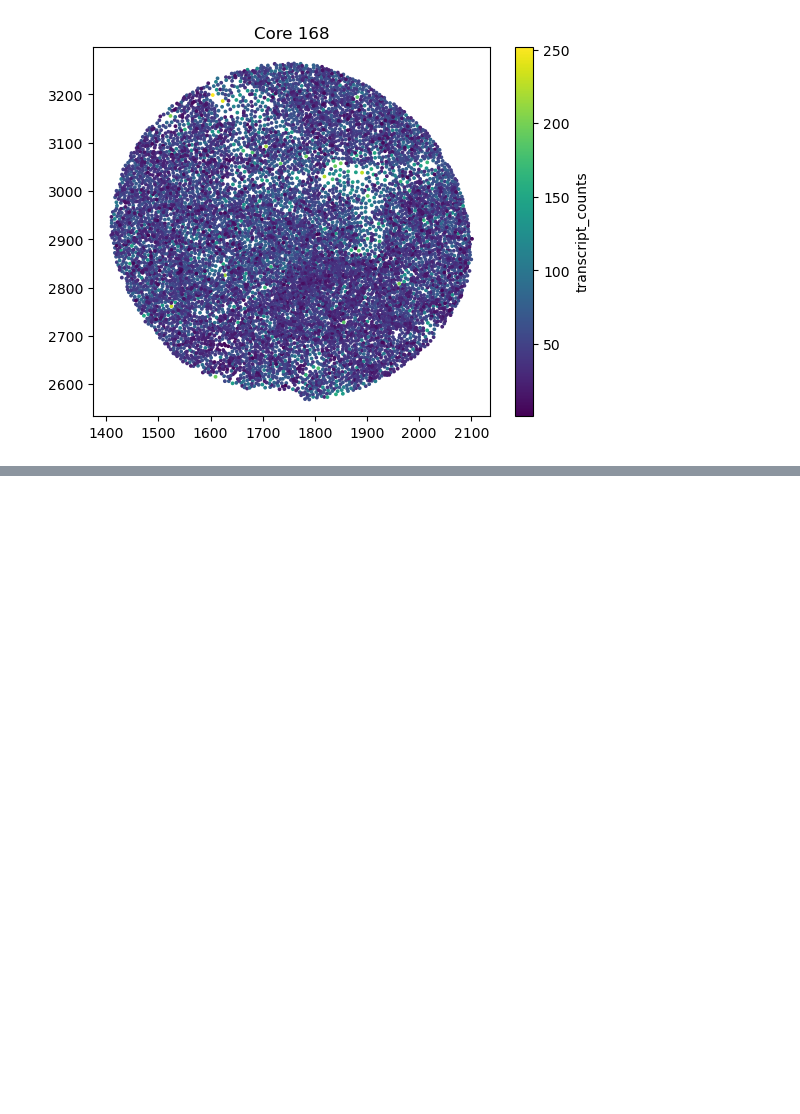
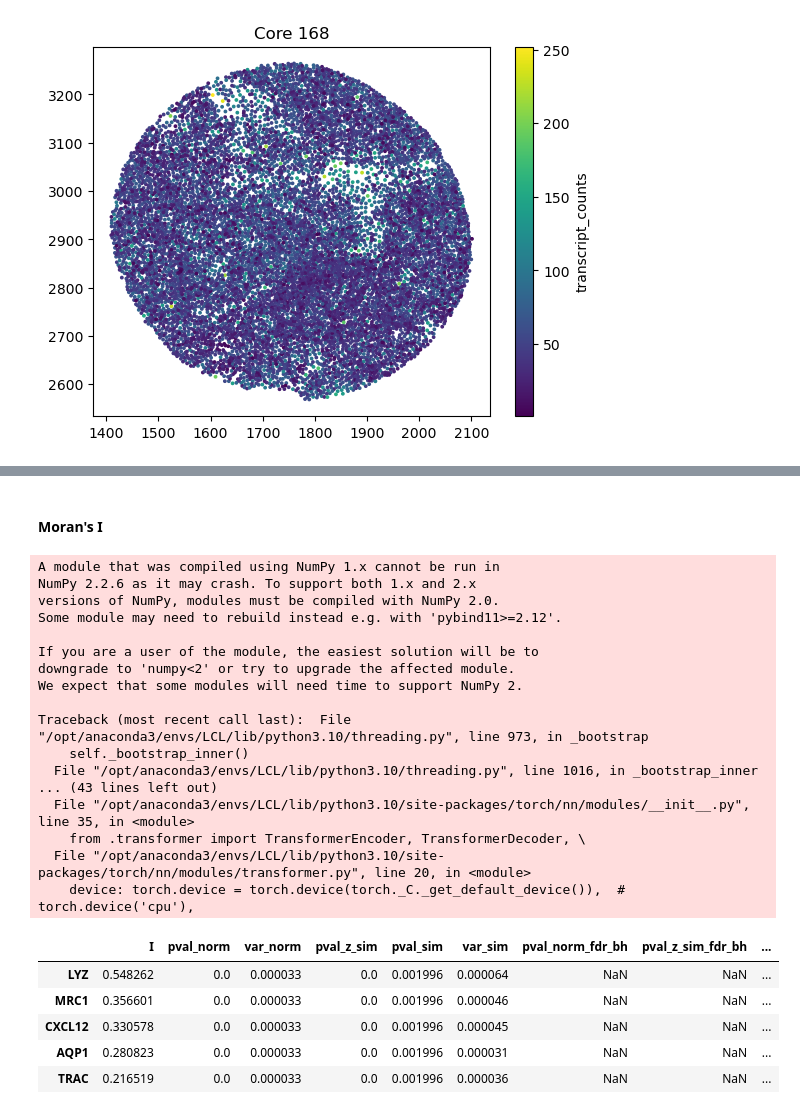
Before and after one commit to SZ-yang/QBS146_Bioinfo_FinalProject, a Jupyter notebook: dataset_test.ipynb, the cells around one changed output, grey strips where cells are left out. Drawn from its saved outputs; the diff is of its cells as text; code cells hidden in the pictures; blank space fills up the shorter version.

```diff
--- a/dataset_test.ipynb
+++ b/dataset_test.ipynb
@@ -114,0 +157,2 @@ sc.pl.umap(ad_small, color=["core", "transcript_counts"], wspace=0.4)
+# %% [markdown]
+#### Moran's I
@@ -114,0 +165,34 @@ sc.pl.umap(ad_small, color=["core", "transcript_counts"], wspace=0.4)
+# %%
+sq.gr.spatial_autocorr(
+    ad,
+    mode="moran",
+    genes=ad.var_names,
+    n_perms=500  # use 100 first if slow
+)
+
+moran_df = ad.uns["moranI"]
+moran_df.head()
+# %% [output]
+A module that was compiled using NumPy 1.x cannot be run in
+NumPy 2.2.6 as it may crash. To support both 1.x and 2.x
+versions of NumPy, modules must be compiled with NumPy 2.0.
+Some module may need to rebuild instead e.g. with 'pybind11>=2.12'.
+
+If you are a user of the module, the easiest solution will be to
+downgrade to 'numpy<2' or try to upgrade the affected module.
+We expect that some modules will need time to support NumPy 2.
+
+Traceback (most recent call last):  File "/opt/anaconda3/envs/LCL/lib/python3.10/threading.py", line 973, in _bootstrap
+    self._bootstrap_inner()
+  File "/opt/anaconda3/envs/LCL/lib/python3.10/threading.py", line 1016, in _bootstrap_inner
+... (43 lines left out)
+  File "/opt/anaconda3/envs/LCL/lib/python3.10/site-packages/torch/nn/modules/__init__.py", line 35, in <module>
+    from .transformer import TransformerEncoder, TransformerDecoder, \
+  File "/opt/anaconda3/envs/LCL/lib/python3.10/site-packages/torch/nn/modules/transformer.py", line 20, in <module>
+    device: torch.device = torch.device(torch._C._get_default_device()),  # torch.device('cpu'),
+|  | I | pval_norm | var_norm | pval_z_sim | pval_sim | var_sim | pval_norm_fdr_bh | pval_z_sim_fdr_bh | ... |
+| LYZ | 0.548262 | 0.0 | 0.000033 | 0.0 | 0.001996 | 0.000064 | NaN | NaN | ... |
+| MRC1 | 0.356601 | 0.0 | 0.000033 | 0.0 | 0.001996 | 0.000046 | NaN | NaN | ... |
+| CXCL12 | 0.330578 | 0.0 | 0.000033 | 0.0 | 0.001996 | 0.000045 | NaN | NaN | ... |
+| AQP1 | 0.280823 | 0.0 | 0.000033 | 0.0 | 0.001996 | 0.000031 | NaN | NaN | ... |
+| TRAC | 0.216519 | 0.0 | 0.000033 | 0.0 | 0.001996 | 0.000036 | NaN | NaN | ... |
```
Also changed, not shown: parts of 25 cells of this notebook.
